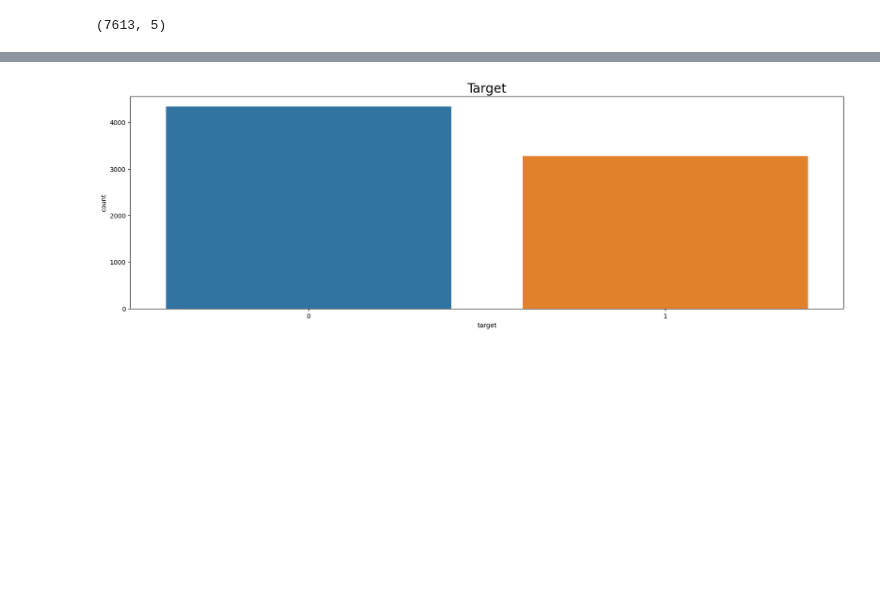
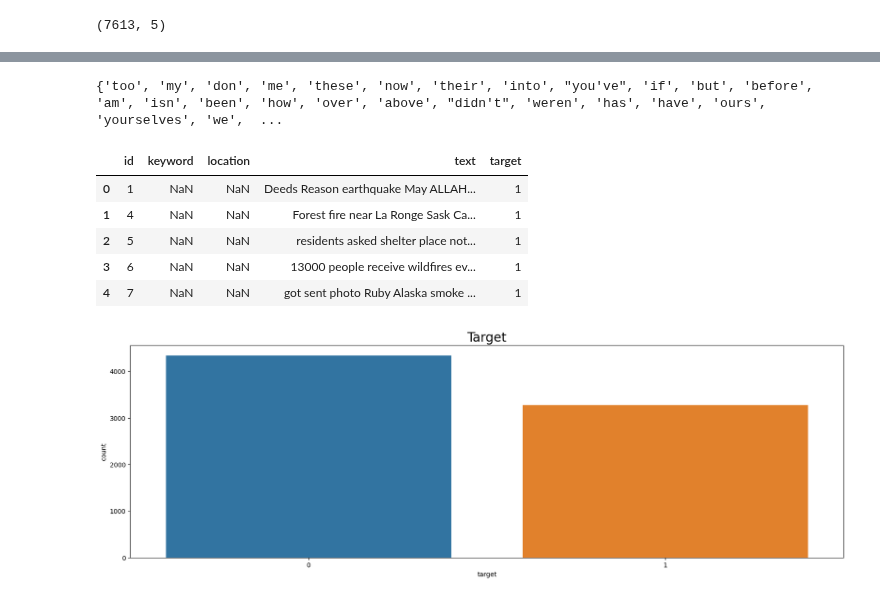
Before and after one commit to p3p31v/NLP-with-Disaster-Tweets, a Jupyter notebook: notebooks/EDA.ipynb, the cells around one changed output, grey strips where cells are left out. Saved outputs shown, nothing was run; the diff lists cells and outputs as text; code cells hidden in the pictures; blank space fills up the shorter version.

```diff
--- a/notebooks/EDA.ipynb
+++ b/notebooks/EDA.ipynb
@@ -158,0 +158,4 @@ landing_df_train
+# %%
+#stopwords set defined
+nltk.download('stopwords')
+stop_words = set(stopwords.words('english'))
@@ -159,3 +165,18 @@ landing_df_train
+# %%
+print(stop_words)
+# %% [output]
+{'too', 'my', 'don', 'me', 'these', 'now', 'their', 'into', "you've", 'if', 'but', 'before', 'am', 'isn', 'been', 'how', 'over', 'above', "didn't", 'weren', 'has', 'have', 'ours', 'yourselves', 'we',  ...
+# %%
+landing_df_train['text'] = landing_df_train['text'].apply(lambda x: ' '.join([word for word in x.split() if word.lower() not in stop_words]))
+# %%
+landing_df_train.head()
+# %% [output]
+|  | id | keyword | location | text | target |
+| 0 | 1 | NaN | NaN | Deeds Reason earthquake May ALLAH... | 1 |
+| 1 | 4 | NaN | NaN | Forest fire near La Ronge Sask Ca... | 1 |
+| 2 | 5 | NaN | NaN | residents asked shelter place not... | 1 |
+| 3 | 6 | NaN | NaN | 13000 people receive wildfires ev... | 1 |
+| 4 | 7 | NaN | NaN | got sent photo Ruby Alaska smoke ... | 1 |
 # %%
 # Check if data is balanced
 plt.figure(figsize=(20, 6))
```
Also changed, not shown: parts of 5 cells of this notebook.
